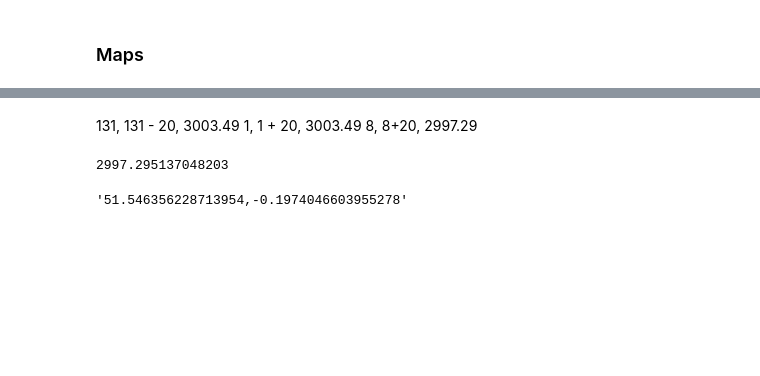
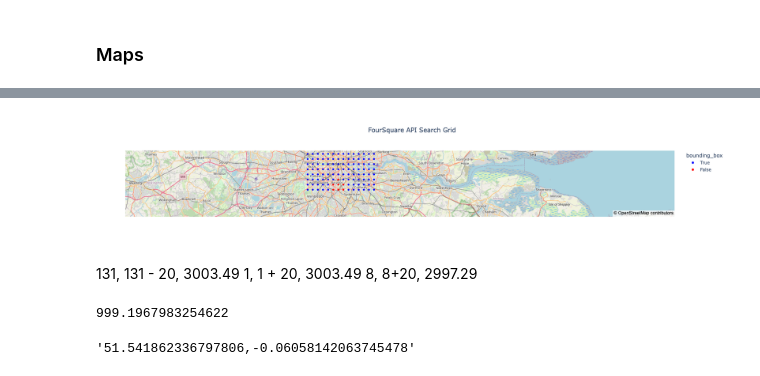
Before and after one commit to rhart-rup/Foursquare-Venue-Scraper-2023, a Jupyter notebook: Four_Square_Venue_Search.ipynb, the cells around one changed output, grey strips where cells are left out. Drawn from its saved outputs; the diff is of its cells as text; code cells hidden in the pictures; blank space fills up the shorter version.

Commit message:
Added optimised update grid

```diff
--- a/Four_Square_Venue_Search.ipynb
+++ b/Four_Square_Venue_Search.ipynb
@@ -563,17 +641,26 @@ fig.show()
+# %%
+# Plot on map, with red for not unique and blue for unique
+fig = px.scatter_mapbox(df_lat_long, lat="latitude", lon="longitude", hover_name="lat_long",
+                   size_max=15, zoom=8, title='FourSquare API Search Grid', opacity = 1, color = 'bounding_box',
+                        color_discrete_sequence=['blue', 'red'])
+fig.update_layout(mapbox_style="open-street-map", title_text='FourSquare API Search Grid', title_x=0.5)
+fig.show()
+# %% [output]
+[figure, added]
 # %% [markdown]
 131, 131 - 20, 3003.49
 1, 1 + 20, 3003.49
 8, 8+20, 2997.29
 # %%
-distance.distance(lat_long_point,df_lat_long.loc[8 + 20,'lat_long']).m
+distance.distance(lat_long_point,df_lat_long.loc[621 + 52,'lat_long']).m
 # %% [output]
-2997.295137048203
+999.1967983254622
 # %%
 80 - 19, 80 + 20
 # %%
-df_lat_long.loc[8 + 20,'lat_long']
+df_lat_long.loc[621 + 52,'lat_long']
 # %% [output]
-'51.546356228713954,-0.1974046603955278'
+'51.541862336797806,-0.06058142063745478'
 # %%
 # Update grid then rerun the above code (not worth coding this permanatly,
 # mainly for debugging and explaining)
```
Also changed, not shown: parts of 26 cells of this notebook.
